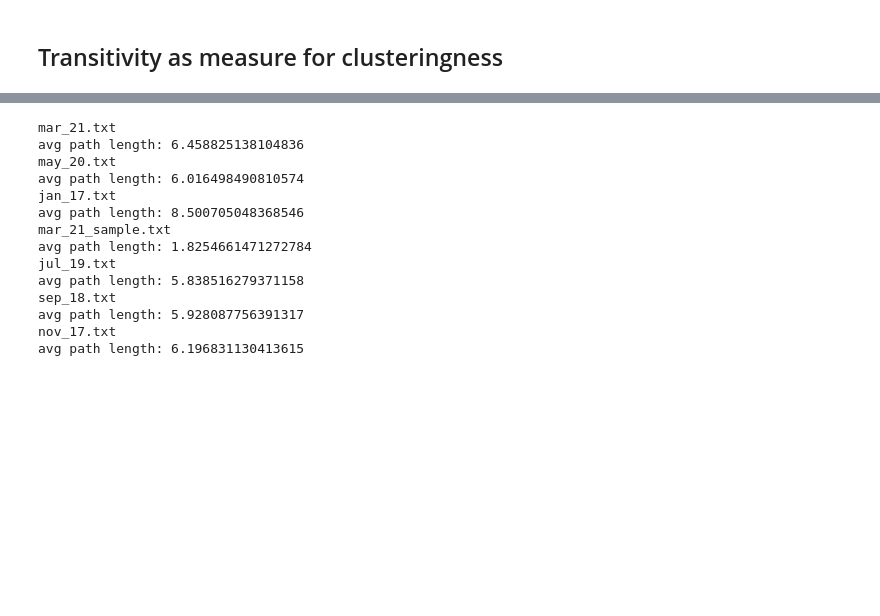
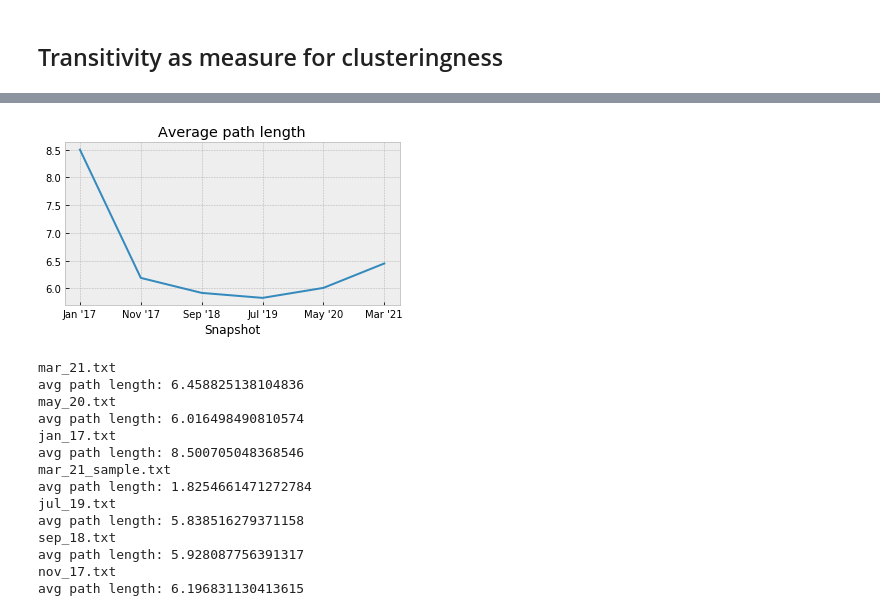
Before and after one commit to QuintenBruynseraede/ALSSN, a Jupyter notebook: code/load_graph.ipynb, the cells around one changed output, grey strips where cells are left out. Cells and saved outputs as stored; diff of their text form; code cells hidden in the pictures; blank space fills up the shorter version.

```diff
--- a/code/load_graph.ipynb
+++ b/code/load_graph.ipynb
@@ -268,3 +359,16 @@ Transitivity_undirected: 2.3576329557488363e-06
+# %%
+x = range(6)
+y = [8.5, 6.19, 5.92, 5.83, 6.01, 6.45]
+plt.plot(x,y)
+plt.title("Average path length")
+plt.xlabel("Snapshot")
+plt.xticks(range(6),["Jan '17", "Nov '17", "Sep '18", "Jul '19", "May '20", "Mar '21"])
+plt.ticklabel_format(axis="y", style="sci", scilimits=(0,0))
+f = plt.gcf()
+f.set_size_inches(6,3)
+plt.savefig("plots/average_path.pdf",bbox_inches="tight")
+# %% [output]
+[figure, added]
 # %%
 file = "mar_21.txt"
 # Create graph
```
Also changed, not shown: parts of 15 cells of this notebook, 1 other file.
